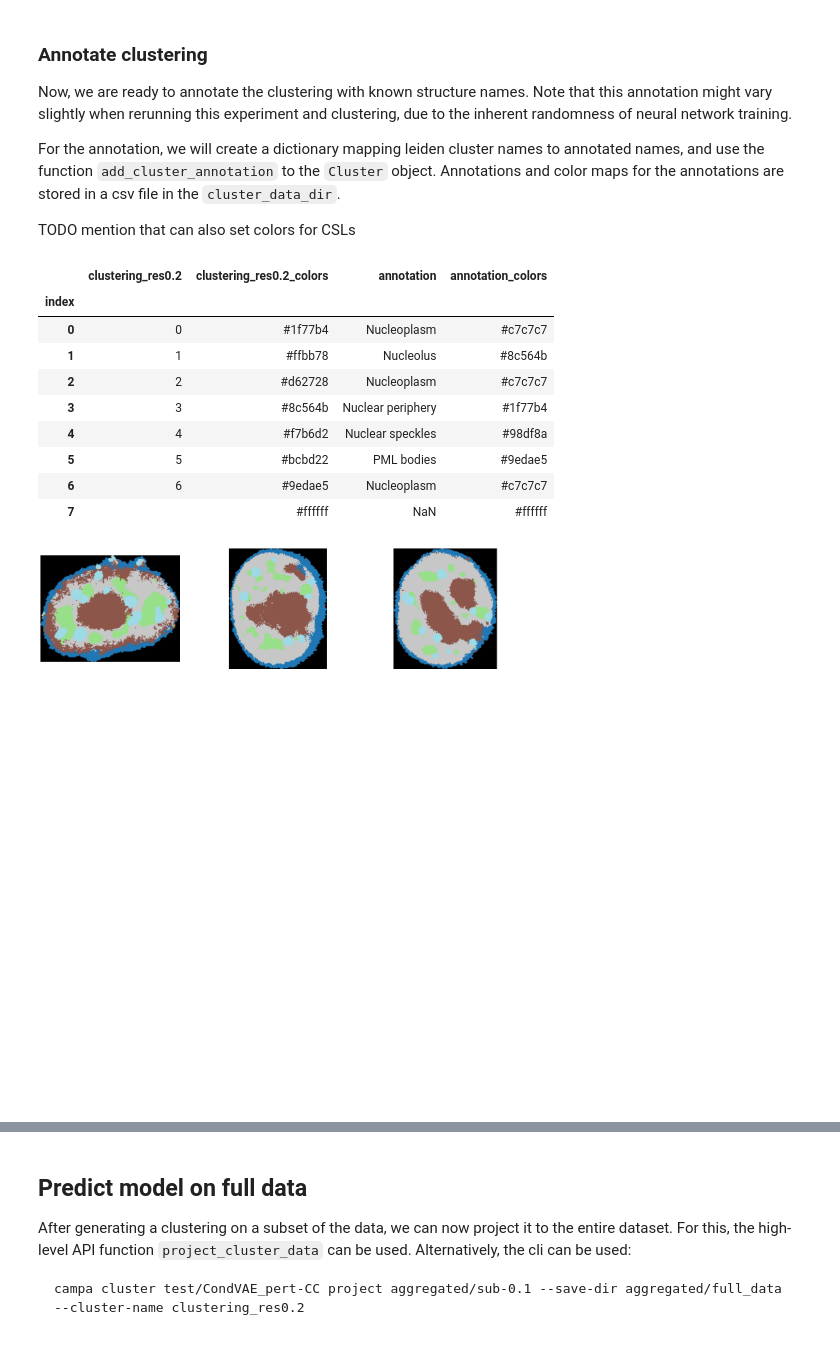
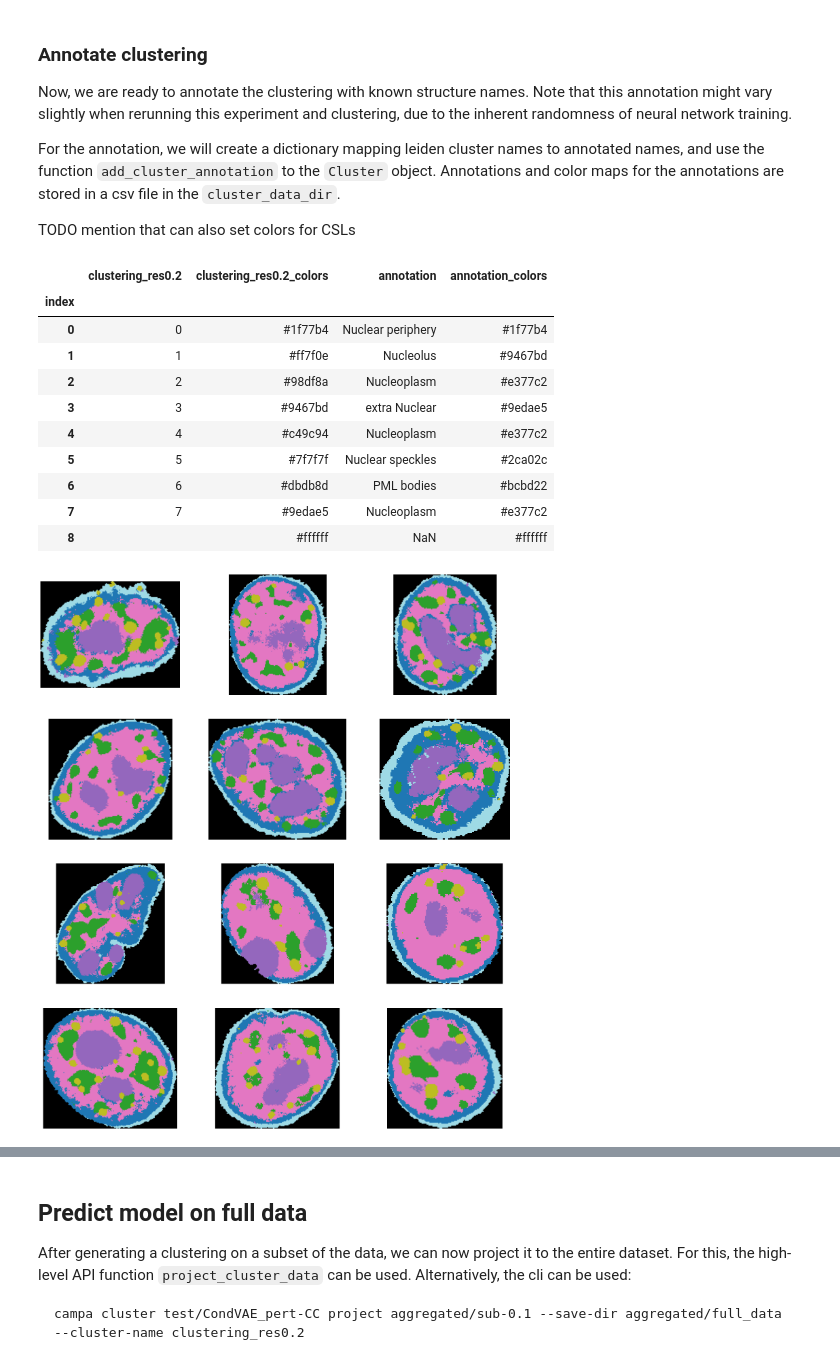
Before and after one commit to theislab/campa, a Jupyter notebook: notebooks/cluster.ipynb, the cells around one changed output, grey strips where cells are left out. Saved outputs shown, nothing was run; the diff lists cells and outputs as text; code cells hidden in the pictures.

```diff
--- a/notebooks/cluster.ipynb
+++ b/notebooks/cluster.ipynb
@@ -248,6 +256,6 @@ WARNING:tensorflow:Value in checkpoint could not be found in the restored object
 # %%
 fig, axes = plt.subplots(4, 3, figsize=(25, 30))
-for j, data_dir in enumerate(["184A1_unperturbed/I09"]):
+for j, data_dir in enumerate(["184A1_unperturbed/I09", "184A1_unperturbed/I11", "184A1_meayamycin/I12", "184A1_meayamycin/I20"]):
     for i in range(3):
         axes[j, i].imshow(example_cells["clustering_res0.2_colored"][data_dir][i])
 
@@ -264,13 +272,14 @@ For the annotation, we will create a dictionary mapping leiden cluster names to
 TODO mention that can also set colors for CSLs
 # %%
 annotation = {
-    "0": "Nucleoplasm",
+    "0": "Nuclear periphery",
     "1": "Nucleolus",
     "2": "Nucleoplasm",
-    "3": "Nuclear periphery",
-    "4": "Nuclear speckles",
-    "5": "PML bodies",
-    "6": "Nucleoplasm",
+    "3": "extra Nuclear",
+    "4": "Nucleoplasm",
+    "5": "Nuclear speckles",
+    "6": "PML bodies",
+    "7": "Nucleoplasm",
 }
 
 cl.set_cluster_name("clustering_res0.2")
@@ -281,33 +290,34 @@ cl.cluster_annotation
 # %% [output]
 |  | clustering_res0.2 | clustering_res0.2_colors | annotation | annotation_colors |
 | index |  |  |  |  |
-| 0 | 0 | #1f77b4 | Nucleoplasm | #c7c7c7 |
-| 1 | 1 | #ffbb78 | Nucleolus | #8c564b |
-| 2 | 2 | #d62728 | Nucleoplasm | #c7c7c7 |
-| 3 | 3 | #8c564b | Nuclear periphery | #1f77b4 |
-| 4 | 4 | #f7b6d2 | Nuclear speckles | #98df8a |
-| 5 | 5 | #bcbd22 | PML bodies | #9edae5 |
-| 6 | 6 | #9edae5 | Nucleoplasm | #c7c7c7 |
-| 7 |  | #ffffff | NaN | #ffffff |
+| 0 | 0 | #1f77b4 | Nuclear periphery | #1f77b4 |
+| 1 | 1 | #ff7f0e | Nucleolus | #9467bd |
+| 2 | 2 | #98df8a | Nucleoplasm | #e377c2 |
+| 3 | 3 | #9467bd | extra Nuclear | #9edae5 |
+| 4 | 4 | #c49c94 | Nucleoplasm | #e377c2 |
+| 5 | 5 | #7f7f7f | Nuclear speckles | #2ca02c |
+| 6 | 6 | #dbdb8d | PML bodies | #bcbd22 |
+| 7 | 7 | #9edae5 | Nucleoplasm | #e377c2 |
+| 8 |  | #ffffff | NaN | #ffffff |
 # %%
 # check out cell colored by new annotation
 fig, axes = plt.subplots(4, 3, figsize=(25, 30))
-for j, data_dir in enumerate(["184A1_unperturbed/I09"]):
+for j, data_dir in enumerate(["184A1_unperturbed/I09", "184A1_unperturbed/I11", "184A1_meayamycin/I12", "184A1_meayamycin/I20"]):
     for i in range(3):
         axes[j, i].imshow(
             annotate_img(
                 example_cells["clustering_res0.2"][data_dir][i],
                 annotation=cl.cluster_annotation,
                 from_col=cl.config["cluster_name"],
                 to_col="annotation",
                 color=True,
             )
         )
 
 for ax in axes.flat:
     ax.axis("off")
 # %% [output]
-[figure, old version]
+[figure, new version]
 # %%
 # legend
 plt.rcParams["figure.figsize"] = [3, 5]
```
Also changed, not shown: parts of 12 cells of this notebook, 3 other files.
